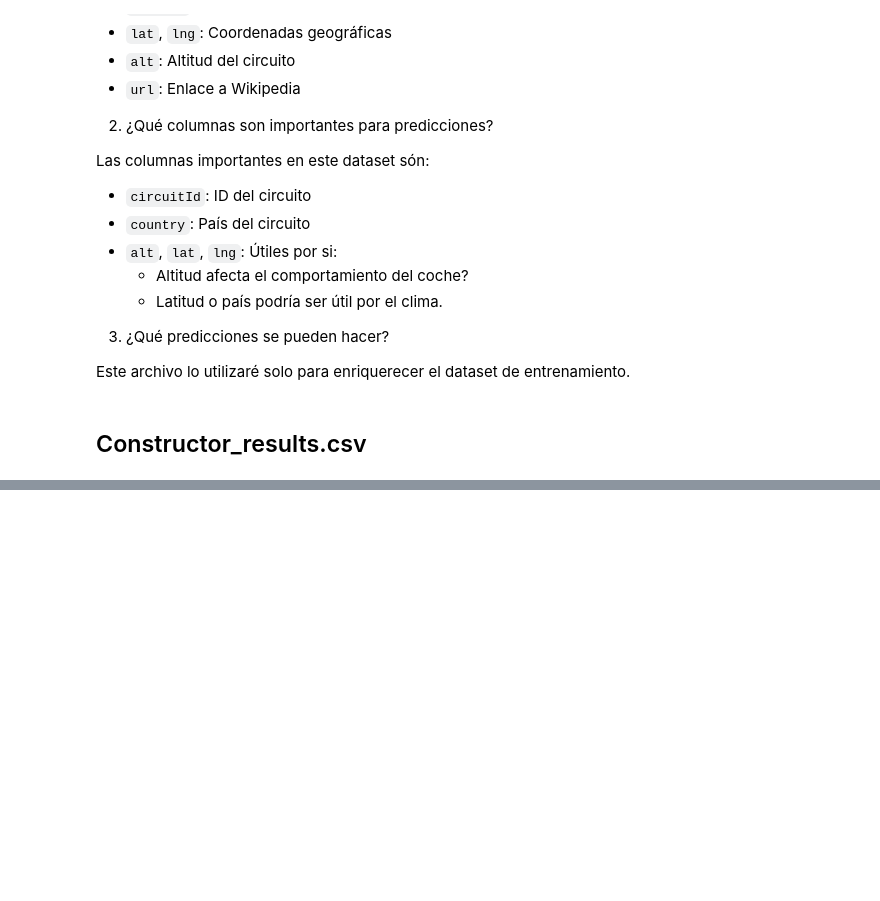
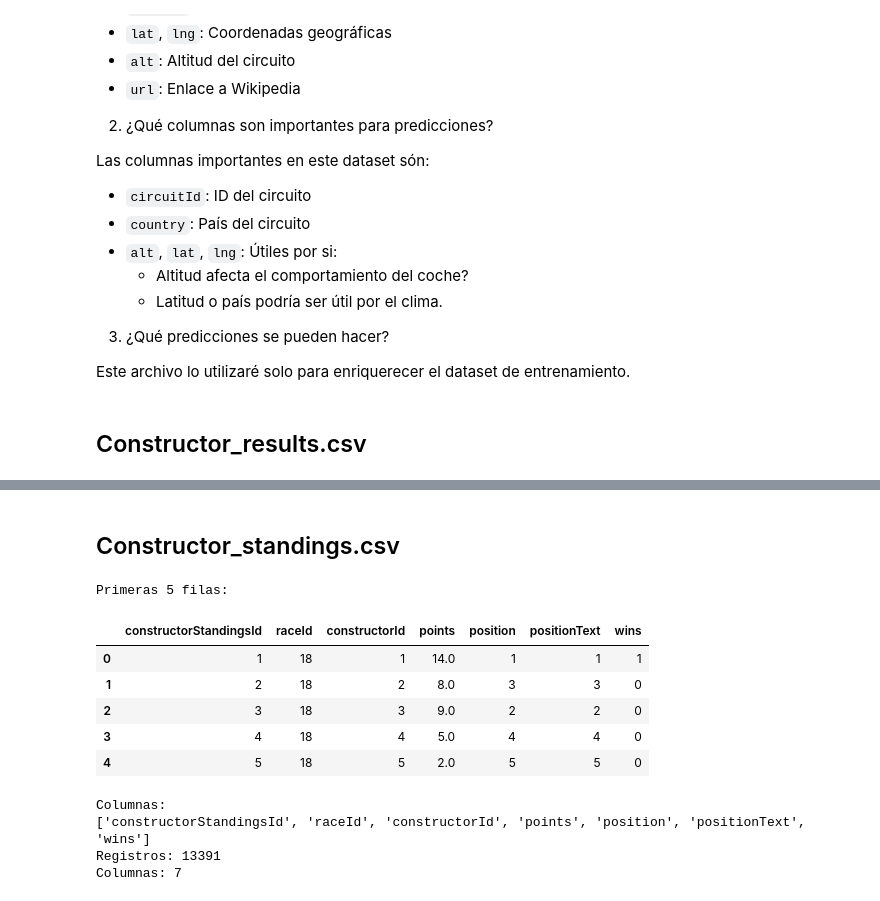
Before and after one commit to PolPujolSantaella/f1-strategy-predictor, a Jupyter notebook: notebooks/01_notebook_exploreDataset.ipynb, the cells around one changed output, grey strips where cells are left out. Drawn from its saved outputs; the diff is of its cells as text; code cells hidden in the pictures; blank space fills up the shorter version.

```diff
--- a/notebooks/01_notebook_exploreDataset.ipynb
+++ b/notebooks/01_notebook_exploreDataset.ipynb
@@ -128,0 +155,23 @@ Columnas: 5
+# %% [markdown]
+## Constructor_standings.csv
+# %%
+standings = pd.read_csv('../data/original/constructor_standings.csv')
+print("Primeras 5 filas:")
+display(standings.head())
+print("\nColumnas: ")
+
+print(standings.columns.tolist())
+print(f"Registros: {standings.shape[0]}")
+print(f"Columnas: {standings.shape[1]}")
+# %% [output]
+Primeras 5 filas:
+|  | constructorStandingsId | raceId | constructorId | points | position | positionText | wins |
+| 0 | 1 | 18 | 1 | 14.0 | 1 | 1 | 1 |
+| 1 | 2 | 18 | 2 | 8.0 | 3 | 3 | 0 |
+| 2 | 3 | 18 | 3 | 9.0 | 2 | 2 | 0 |
+| 3 | 4 | 18 | 4 | 5.0 | 4 | 4 | 0 |
+| 4 | 5 | 18 | 5 | 2.0 | 5 | 5 | 0 |
+Columnas:
+['constructorStandingsId', 'raceId', 'constructorId', 'points', 'position', 'positionText', 'wins']
+Registros: 13391
+Columnas: 7
```
Also changed, not shown: parts of 9 cells of this notebook.
